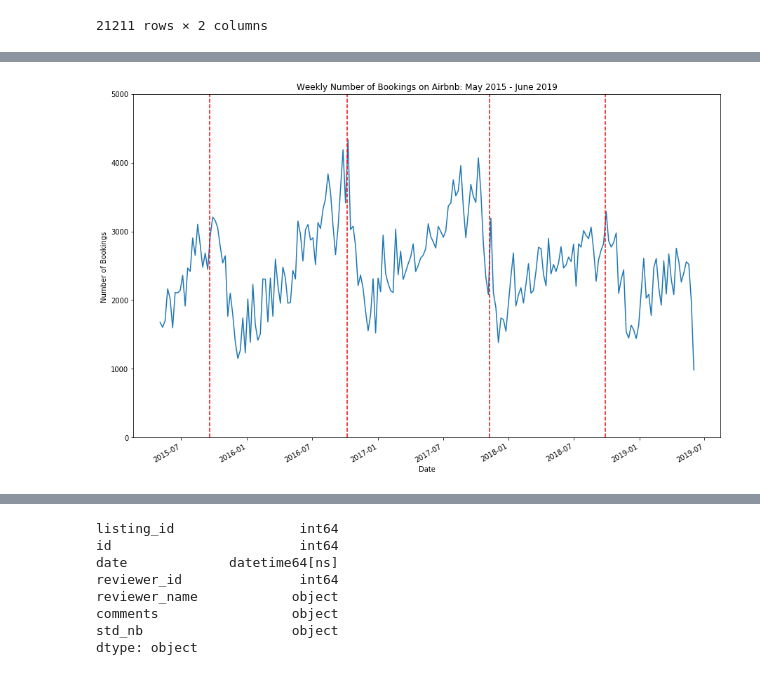
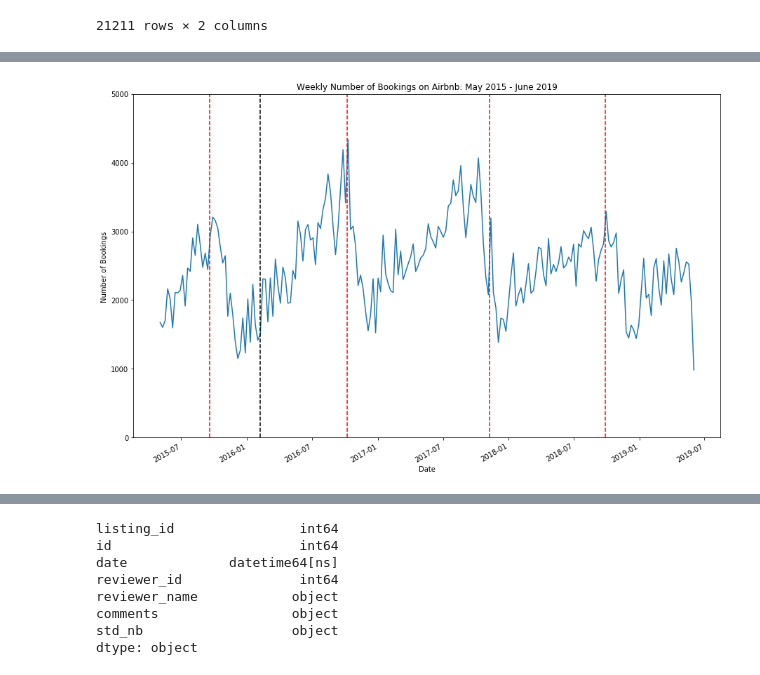
Before and after one commit to karensheng/Airbnb_Regulation, a Jupyter notebook: Reviews Data_EDA.ipynb, the cells around one changed output, grey strips where cells are left out. Drawn from its saved outputs; the diff is of its cells as text; code cells hidden in the pictures.

```diff
--- a/Reviews Data_EDA.ipynb
+++ b/Reviews Data_EDA.ipynb
@@ -238,8 +238,8 @@ reviews.groupby('listing_id').size().reset_index(name='counts').sort_values(by='
 reviews_tab = reviews.resample('W').size().reset_index(name='Counts')
 reviews_tab = reviews_tab.set_index(pd.DatetimeIndex(reviews_tab['date']))
 
-reviews_tab = reviews_tab['2015-05-01':]
-reviews_tab
+reviews_tab_post2015 = reviews_tab['2015-05-01':]
+reviews_tab_post2015.head()
 # %% [output]
 |  | date | Counts |
 | date |  |  |
@@ -263,28 +251,38 @@ reviews_tab
 # %%
-
-# reviews_tab[reviews_tab['Counts'] > 0]
-
-xlinspace = pd.date_range('2015-05-01', periods= reviews_tab.shape[0], freq='W')
+xlinspace = pd.date_range('2015-05-01', periods= reviews_tab_post2015.shape[0], freq='W')
 
 fig, ax = plt.subplots(1,figsize = (15,10))
 fig.autofmt_xdate()
-plt.plot(xlinspace,reviews_tab['Counts'])
+plt.plot(xlinspace,reviews_tab_post2015['Counts'])
 
 # Dreamforce dates 2015 - 2018
 
 plt.axvline(x= datetime.date(2015,9,18), color = 'red', linestyle='--')
 plt.axvline(x= datetime.date(2016,10,7), color = 'red', linestyle='--')
 plt.axvline(x= datetime.date(2017,11,9), color = 'red', linestyle='--')
 plt.axvline(x= datetime.date(2018,9,28), color = 'red', linestyle='--')
 
+# # Outside Lands Festival
+# plt.axvline(x= datetime.date(2018,8,12), color = 'c', linestyle='--')
+# plt.axvline(x= datetime.date(2017,8,13), color = 'c', linestyle='--')
+
+# # GDC
+# plt.axvline(x= datetime.date(2018,3,23), color = 'b', linestyle='--')
+
+
+# Superbowl in 2016
+plt.axvline(x= datetime.date(2016,2,7), color = 'black', linestyle='--')
+
+
+
 ax.set_ylim(0,5000)
 plt.xlabel("Date")
 plt.ylabel("Number of Bookings ")
 plt.title("Weekly Number of Bookings on Airbnb: May 2015 - June 2019")
 
 xfmt = mdates.DateFormatter('%m-%d-%y')
-# ax.xaxis.set_major_formatter(xfmt)
+
 
 plt.show();
 # %% [output]
-[figure, old version]
+[figure, new version]
```
Also changed, not shown: parts of 4 cells of this notebook.
